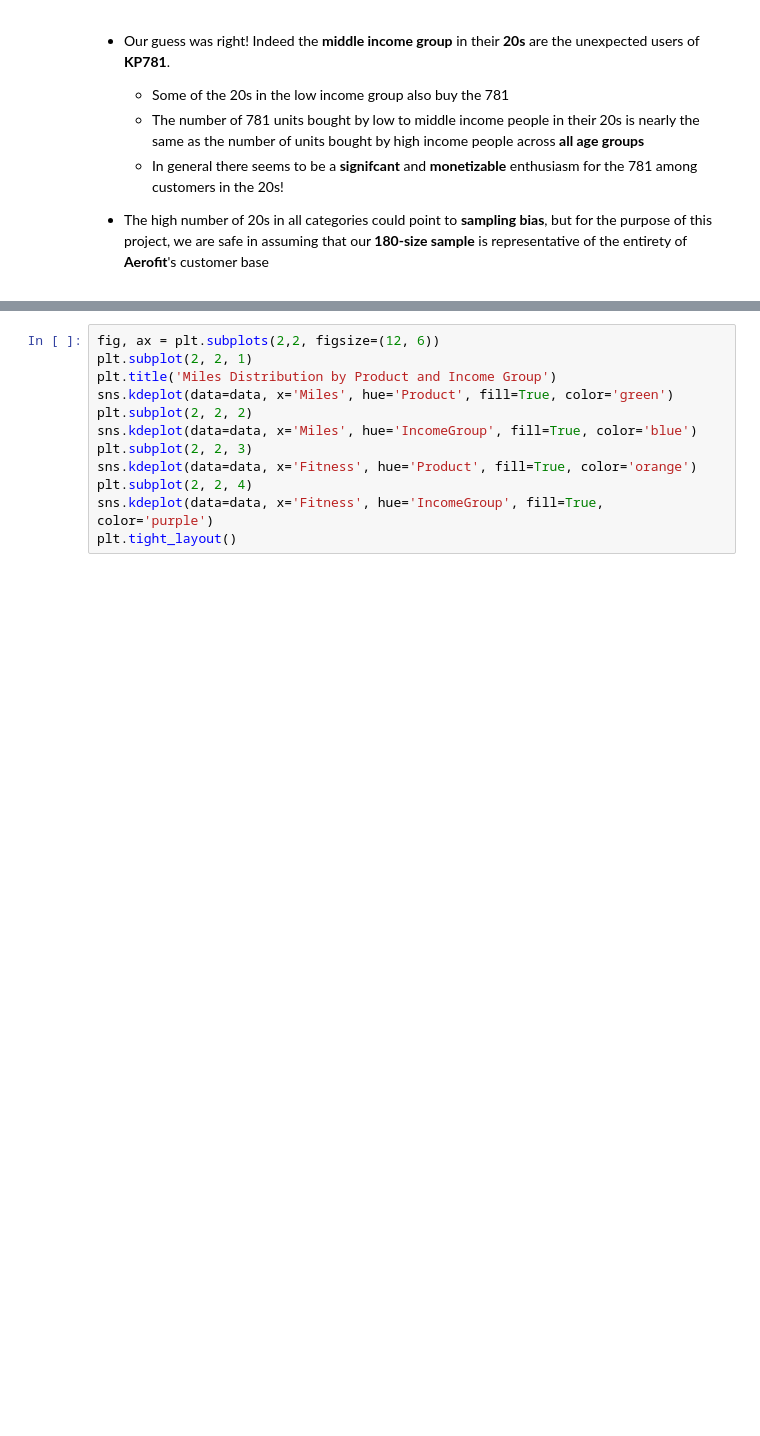
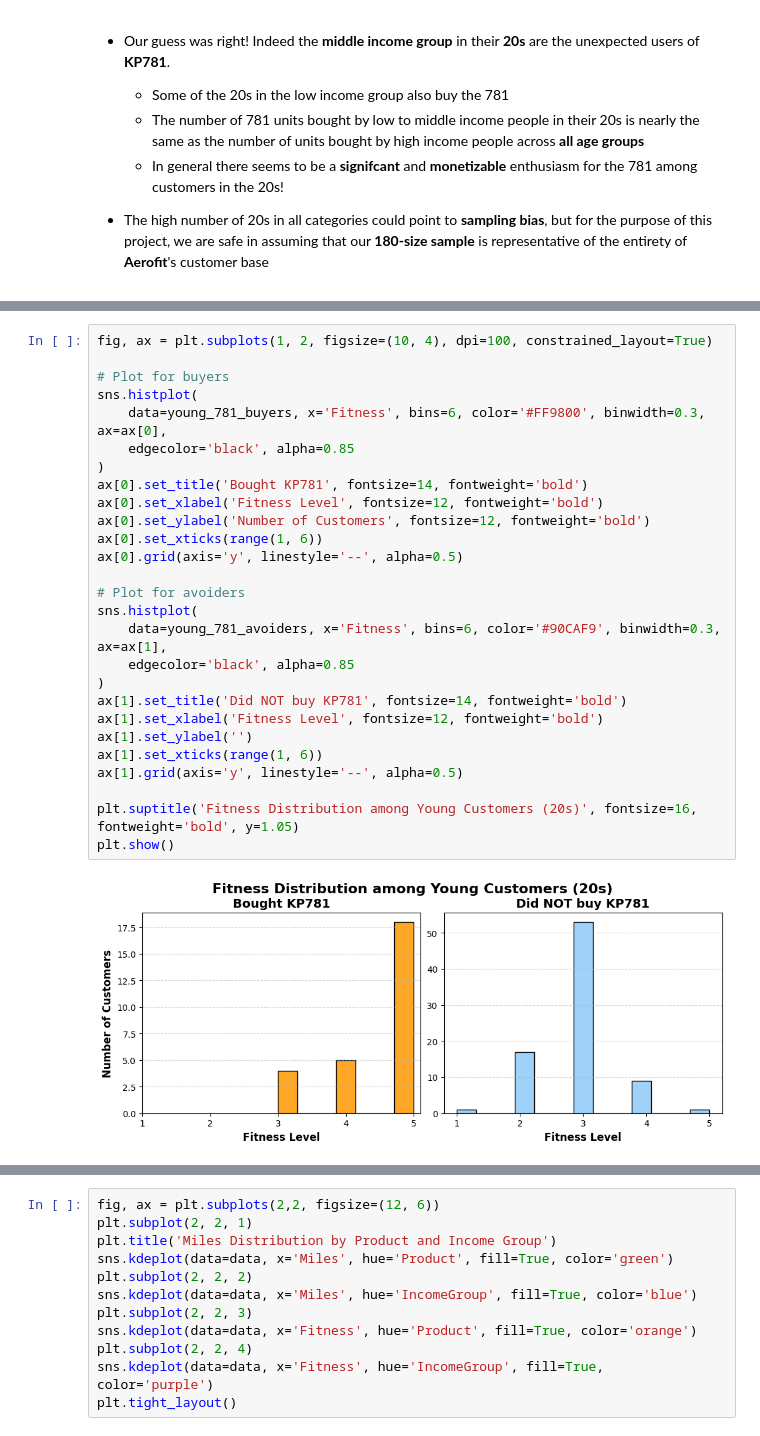
Before and after one commit to manipuppeteer/Data-Science-and-ML-Projects, a Jupyter notebook: Business case study treadmill/CaseStudy.ipynb, the cells around one changed output, grey strips where cells are left out. Drawn from its saved outputs; the diff is of its cells as text; blank space fills up the shorter version.

```diff
--- a/Business case study treadmill/CaseStudy.ipynb
+++ b/Business case study treadmill/CaseStudy.ipynb
@@ -385,0 +400,29 @@ plt.show()
+# %%
+fig, ax = plt.subplots(1, 2, figsize=(10, 4), dpi=100, constrained_layout=True)
+
+# Plot for buyers
+sns.histplot(
+    data=young_781_buyers, x='Fitness', bins=6, color='#FF9800', binwidth=0.3, ax=ax[0],
+    edgecolor='black', alpha=0.85
+)
+ax[0].set_title('Bought KP781', fontsize=14, fontweight='bold')
+ax[0].set_xlabel('Fitness Level', fontsize=12, fontweight='bold')
+ax[0].set_ylabel('Number of Customers', fontsize=12, fontweight='bold')
+ax[0].set_xticks(range(1, 6))
+ax[0].grid(axis='y', linestyle='--', alpha=0.5)
+
+# Plot for avoiders
+sns.histplot(
+    data=young_781_avoiders, x='Fitness', bins=6, color='#90CAF9', binwidth=0.3, ax=ax[1],
+    edgecolor='black', alpha=0.85
+)
+ax[1].set_title('Did NOT buy KP781', fontsize=14, fontweight='bold')
+ax[1].set_xlabel('Fitness Level', fontsize=12, fontweight='bold')
+ax[1].set_ylabel('')
+ax[1].set_xticks(range(1, 6))
+ax[1].grid(axis='y', linestyle='--', alpha=0.5)
+
+plt.suptitle('Fitness Distribution among Young Customers (20s)', fontsize=16, fontweight='bold', y=1.05)
+plt.show()
+# %% [output]
+[figure, added]
```
Also changed, not shown: parts of 8 cells of this notebook.
